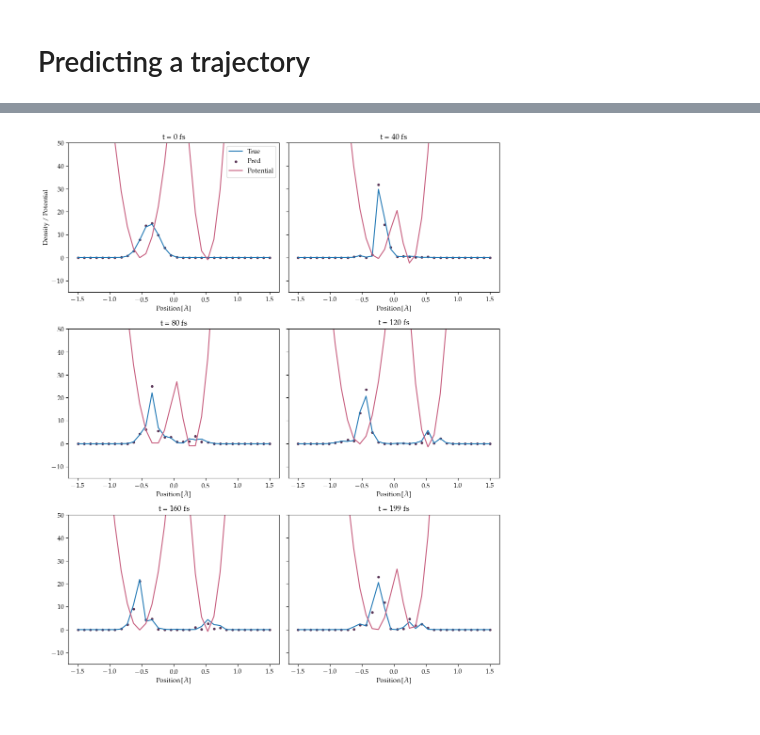
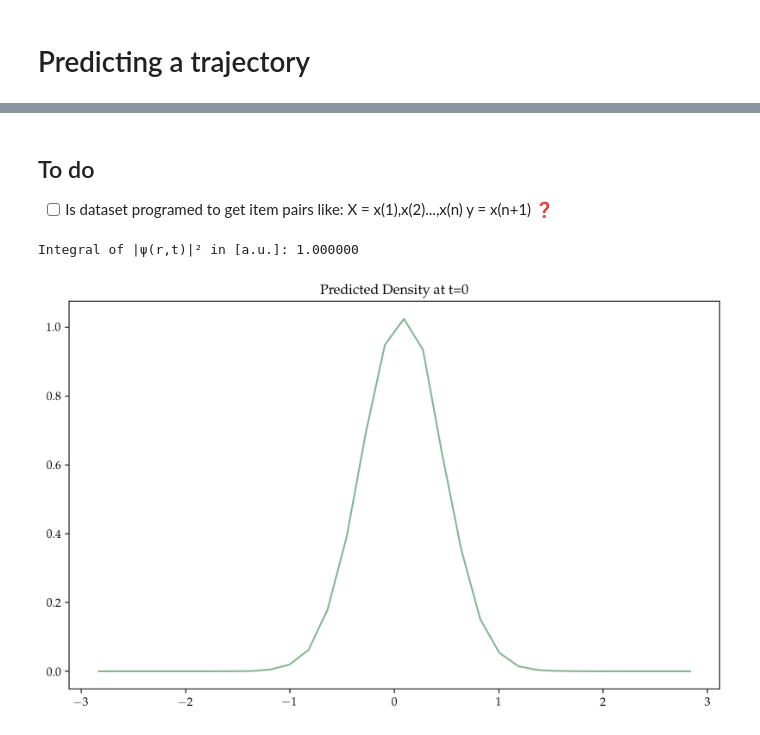
Before and after one commit to Jessi-MM/LSTM_PropagatorLearning, a Jupyter notebook: notebooks/new_03_predictions_visualization.ipynb, the cells around one changed output, grey strips where cells are left out. Drawn from its saved outputs; the diff is of its cells as text; code cells hidden in the pictures.

```diff
--- a/notebooks/new_03_predictions_visualization.ipynb
+++ b/notebooks/new_03_predictions_visualization.ipynb
@@ -154,14 +105,0 @@ def generate_sequence(model, initial_seq, potentials, steps_ahead, device):
-# %%
-trajectory_index = 20  # choose the one you want
-seq_len = 100
-
-# Extract the single trajectory for prediction
-X_single = X[trajectory_index]  # shape: (timesteps, features)
-# Ensure the sequence length is not longer than the available data
-if seq_len > X_single.shape[0]:
-    seq_len = X_single.shape[0]
-input_seq = torch.tensor(X_single[:seq_len], dtype=torch.float32).unsqueeze(0)  # shape: (1, seq_len, input_size)
-
-# Extract the corresponding output
-y_single = y[trajectory_index]  # shape: (timesteps, features)
-output_seq = torch.tensor(y_single[:seq_len], dtype=torch.float32).unsqueeze(0)  # shape: (1, seq_len, output_size)
@@ -235,6 +105,0 @@ def autoregressive_predict(model, X_single, seq_len, num_grid_points, device="cp
-# %%
-trajectory_index = 20
-seq_len = 100
-
-X_single = torch.tensor(X[trajectory_index], dtype=torch.float32)
-pred_deltas, pred_psi = autoregressive_predict(model, X_single, seq_len, num_grid_points, device)
@@ -454,5 +106,3 @@ def plot_density_evolution_from_tensors(Input, Output, Prediction, times_to_plot
-# %%
-times_to_show = [0, 40, 80, 120, 160, 199]
-plot_density_evolution_from_tensors(Input=input_seq, Output=output_seq, Prediction=prediction_seq, times_to_plot=times_to_show, color=color)
-# %% [output]
-[figure, removed]
+# %% [markdown]
+## To do
+- [ ] Is dataset programed to get item pairs like: X = x(1),x(2)...,x(n) y = x(n+1) ❓
@@ -458,0 +162,24 @@ plot_density_evolution_from_tensors(Input=input_seq, Output=output_seq, Predicti
+# %%
+trajectory_index = 24
+seq_len = 1 # Length of the sequence used to train the model / lenght of initial window
+prediction_len = 199  # generate 100 steps beyond seq_len
+
+X_single = torch.tensor(X[trajectory_index], dtype=torch.float32) # shape: (num_timesteps, features: 3*num_grid_points)
+
+y_true = torch.tensor(y[trajectory_index][seq_len:], dtype=torch.float32)  # true deltas after seq_len, shape: (num_timesteps - seq_len, features: 2*num_grid_points)
+
+generated_psi = generate_trajectory_psi(model, X_single, seq_len, prediction_len)
+# %%
+# Checking normalization of psi in space:
+r_n = np.linspace(-1.5,1.5,num_grid_points)*(1/0.5291775)  # angstroms to au
+pred_density = generated_psi[:, :num_grid_points]**2 + generated_psi[:, num_grid_points:]**2
+
+# Plotting the predicted density
+plt.figure(figsize=(10, 6))
+plt.plot(r_n, pred_density[0].numpy(), label='Predicted Density', color=color[0])
+plt.title('Predicted Density at t=0')
+integral = np.trapz(pred_density[0], r_n)
+print(f"Integral of |ψ(r,t)|² in [a.u.]: {integral:.6f}")
+# %% [output]
+Integral of |ψ(r,t)|² in [a.u.]: 1.000000
+[figure, added]
```
Also changed, not shown: parts of 24 cells of this notebook, 1 other file.
